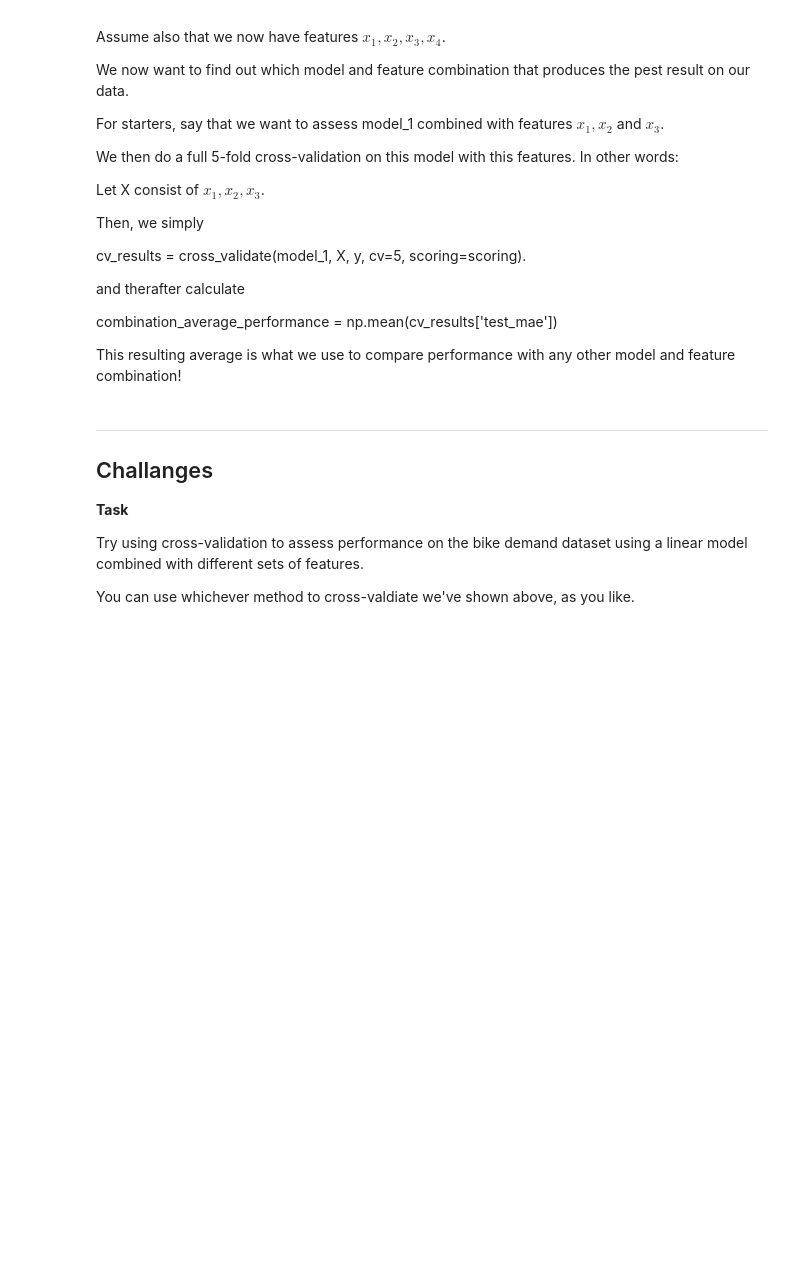
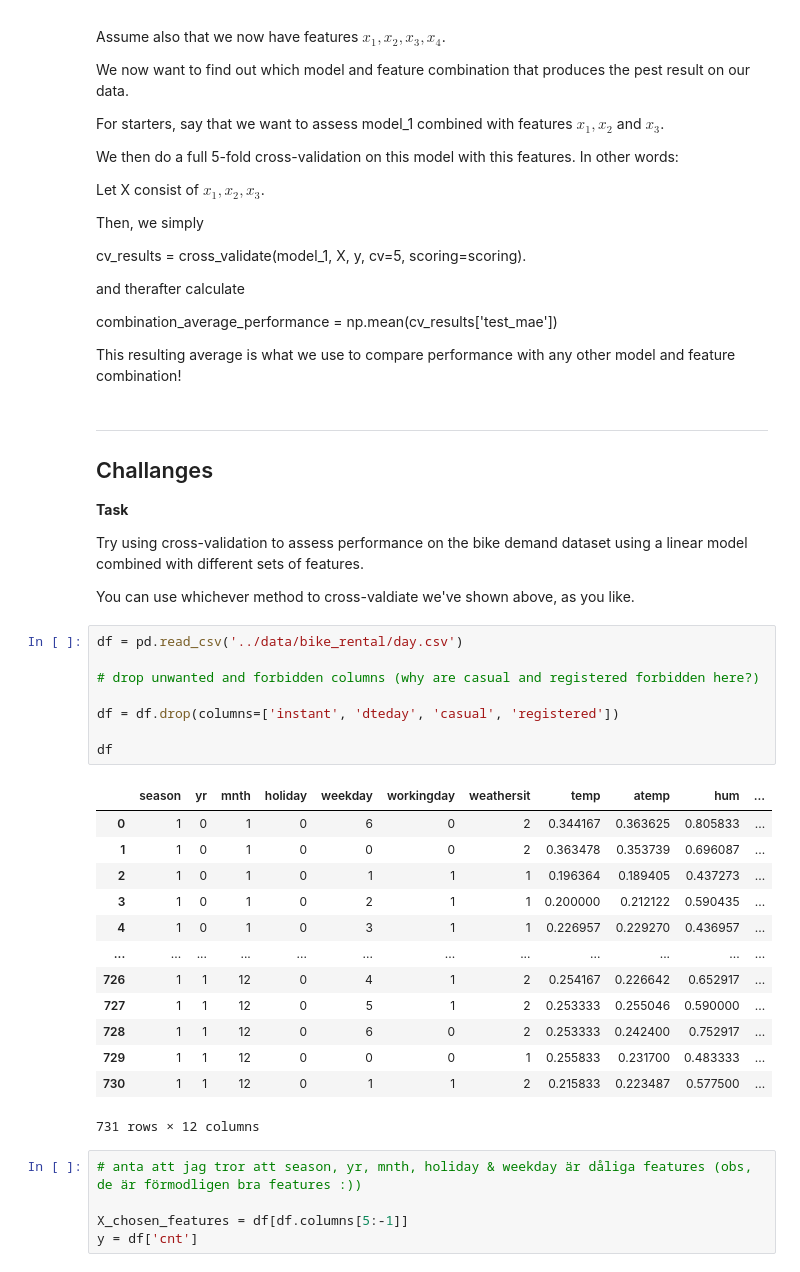
Before and after one commit to aleylani/Machine-Learning, a Jupyter notebook: notebooks/week3_lab01_cross_validation.ipynb, the cells around one changed output. Cells and saved outputs as stored; diff of their text form; blank space fills up the shorter version.

```diff
--- a/notebooks/week3_lab01_cross_validation.ipynb
+++ b/notebooks/week3_lab01_cross_validation.ipynb
@@ -231,3 +252,30 @@ This resulting average is what we use to compare performance with any other mode
 Try using cross-validation to assess performance on the bike demand dataset using a linear model combined with different sets of features.
 
 You can use whichever method to cross-valdiate we've shown above, as you like.
+# %%
+df = pd.read_csv('../data/bike_rental/day.csv')
+
+# drop unwanted and forbidden columns (why are casual and registered forbidden here?)
+
+df = df.drop(columns=['instant', 'dteday', 'casual', 'registered'])
+
+df
+# %% [output]
+|  | season | yr | mnth | holiday | weekday | workingday | weathersit | temp | atemp | hum | ... |
+| 0 | 1 | 0 | 1 | 0 | 6 | 0 | 2 | 0.344167 | 0.363625 | 0.805833 | ... |
+| 1 | 1 | 0 | 1 | 0 | 0 | 0 | 2 | 0.363478 | 0.353739 | 0.696087 | ... |
+| 2 | 1 | 0 | 1 | 0 | 1 | 1 | 1 | 0.196364 | 0.189405 | 0.437273 | ... |
+| 3 | 1 | 0 | 1 | 0 | 2 | 1 | 1 | 0.200000 | 0.212122 | 0.590435 | ... |
+| 4 | 1 | 0 | 1 | 0 | 3 | 1 | 1 | 0.226957 | 0.229270 | 0.436957 | ... |
+| ... | ... | ... | ... | ... | ... | ... | ... | ... | ... | ... | ... |
+| 726 | 1 | 1 | 12 | 0 | 4 | 1 | 2 | 0.254167 | 0.226642 | 0.652917 | ... |
+| 727 | 1 | 1 | 12 | 0 | 5 | 1 | 2 | 0.253333 | 0.255046 | 0.590000 | ... |
+| 728 | 1 | 1 | 12 | 0 | 6 | 0 | 2 | 0.253333 | 0.242400 | 0.752917 | ... |
+| 729 | 1 | 1 | 12 | 0 | 0 | 0 | 1 | 0.255833 | 0.231700 | 0.483333 | ... |
+| 730 | 1 | 1 | 12 | 0 | 1 | 1 | 2 | 0.215833 | 0.223487 | 0.577500 | ... |
+731 rows × 12 columns
+# %%
+# anta att jag tror att season, yr, mnth, holiday & weekday är dåliga features (obs, de är förmodligen bra features :))
+
+X_chosen_features = df[df.columns[5:-1]]
+y = df['cnt']
```
Also changed, not shown: parts of 17 cells of this notebook.
